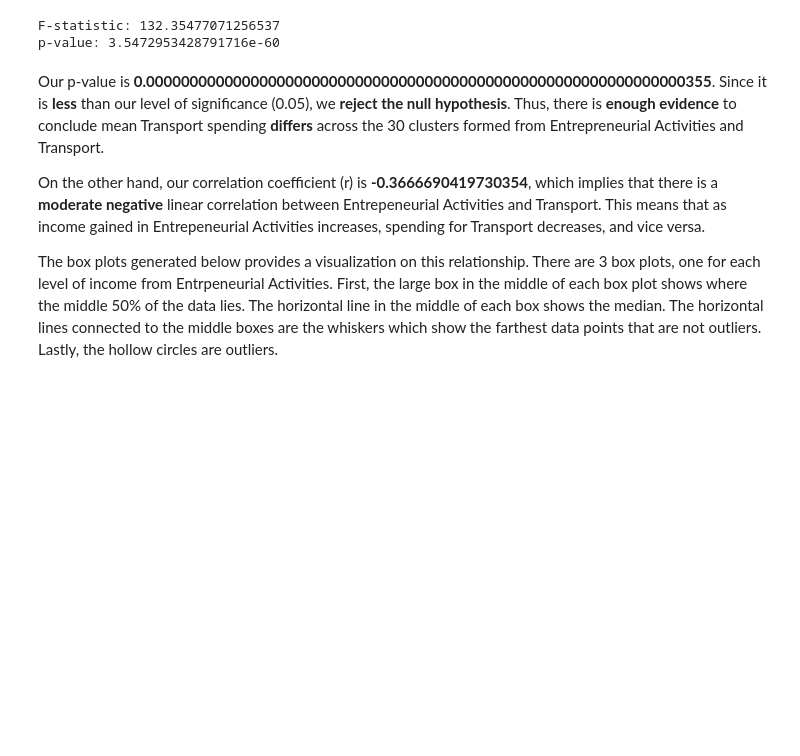
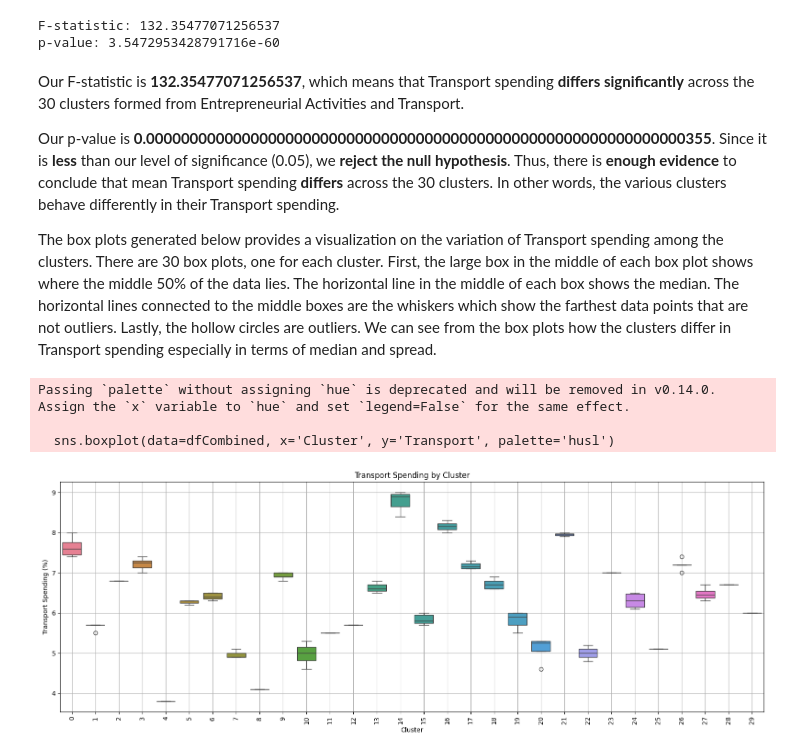
Before and after one commit to Sky282128/RoleModels, a Jupyter notebook: RoleModels.ipynb, the cells around one changed output. Cells and saved outputs as stored; diff of their text form; code cells hidden in the pictures; blank space fills up the shorter version.

Commit message:
finished Q4 analysis with multiple means

```diff
--- a/RoleModels.ipynb
+++ b/RoleModels.ipynb
@@ -729,8 +729,23 @@ print("p-value:", p_value)
 F-statistic: 132.35477071256537
 p-value: 3.5472953428791716e-60
 # %% [markdown]
-Our p-value is **0.00000000000000000000000000000000000000000000000000000000000000355**. Since it is **less** than our level of significance (0.05), we **reject the null hypothesis**. Thus, there is **enough evidence** to conclude mean Transport spending **differs** across the 30 clusters formed from Entrepreneurial Activities and Transport.
+Our F-statistic is **132.35477071256537**, which means that Transport spending **differs significantly** across the 30 clusters formed from Entrepreneurial Activities and Transport.
 
-On the other hand, our correlation coefficient (r) is **-0.3666690419730354**, which implies that there is a **moderate negative** linear correlation between Entrepeneurial Activities and Transport. This means that as income gained in Entrepeneurial Activities increases, spending for Transport decreases, and vice versa.
+Our p-value is **0.00000000000000000000000000000000000000000000000000000000000000355**. Since it is **less** than our level of significance (0.05), we **reject the null hypothesis**. Thus, there is **enough evidence** to conclude that mean Transport spending **differs** across the 30 clusters. In other words, the various clusters behave differently in their Transport spending.
 
-The box plots generated below provides a visualization on this relationship. There are 3 box plots, one for each level of income from Entrpeneurial Activities. First, the large box in the middle of each box plot shows where the middle 50% of the data lies. The horizontal line in the middle of each box shows the median. The horizontal lines connected to the middle boxes are the whiskers which show the farthest data points that are not outliers. Lastly, the hollow circles are outliers.
+The box plots generated below provides a visualization on the variation of Transport spending among the clusters. There are 30 box plots, one for each cluster. First, the large box in the middle of each box plot shows where the middle 50% of the data lies. The horizontal line in the middle of each box shows the median. The horizontal lines connected to the middle boxes are the whiskers which show the farthest data points that are not outliers. Lastly, the hollow circles are outliers. We can see from the box plots how the clusters differ in Transport spending especially in terms of median and spread.
+# %%
+plt.figure(figsize=(16, 6))
+sns.boxplot(data=dfCombined, x='Cluster', y='Transport', palette='husl')
+plt.title("Transport Spending by Cluster")
+plt.xlabel("Cluster")
+plt.ylabel("Transport Spending (%)")
+plt.xticks(rotation=90)
+plt.grid(True)
+plt.tight_layout()
+plt.show()
+# %% [output]
+Passing `palette` without assigning `hue` is deprecated and will be removed in v0.14.0. Assign the `x` variable to `hue` and set `legend=False` for the same effect.
+
+  sns.boxplot(data=dfCombined, x='Cluster', y='Transport', palette='husl')
+[figure, added]
```
Also changed, not shown: parts of 1 cell of this notebook.
